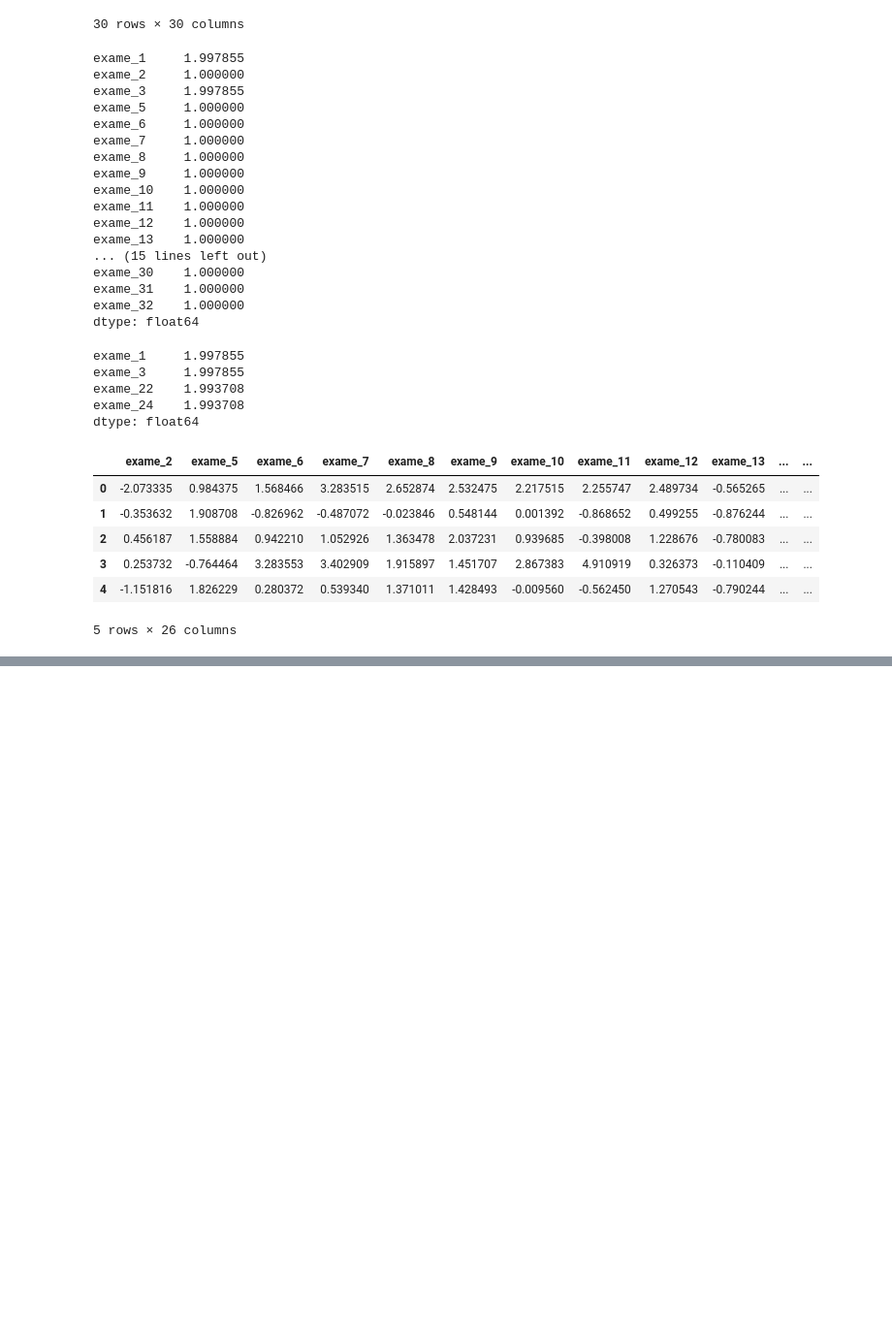
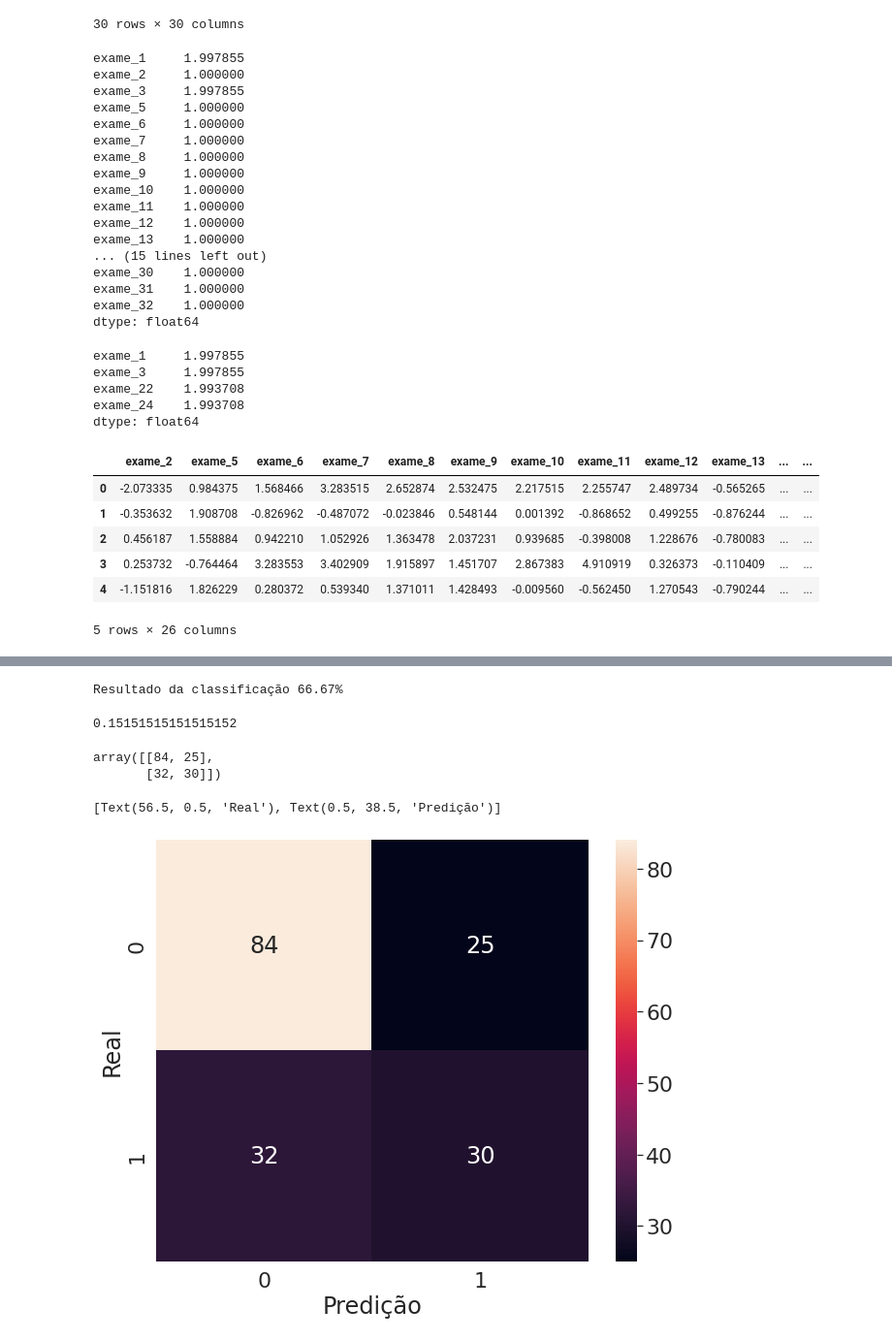
Before and after one commit to Juniorexz/Codigo, a Jupyter notebook: MachineLearning_e_muitas_dimensões.ipynb, the cells around one changed output, grey strips where cells are left out. Shown at 97% size. Drawn from its saved outputs; the diff is of its cells as text; code cells hidden in the pictures; blank space fills up the shorter version.

```diff
--- a/MachineLearning_e_muitas_dimensões.ipynb
+++ b/MachineLearning_e_muitas_dimensões.ipynb
@@ -413,0 +453,12 @@ classificar(valores_exames_v5)
+# %%
+valores_exames_v6 = valores_exames_v1.drop(columns=(["exame_4", "exame_29", "exame_3", "exame_24"]))
+# %%
+SEED = 1234
+random.seed(SEED)
+
+treino_x, teste_x,  treino_y, teste_y = train_test_split(valores_exames_v6, diagnostico,test_size = 0.3)
+
+
+selecionar_kmelhores.fit(treino_x,treino_y)
+treino_kbest = selecionar_kmelhores.transform(treino_x)
+teste_kbest = selecionar_kmelhores.transform(teste_x)
@@ -413,0 +473,11 @@ classificar(valores_exames_v5)
+# %%
+classificador = RandomForestClassifier(n_estimators = 100, random_state=1234)
+classificador.fit(treino_kbest, treino_y)
+
+print("Resultado da classificação %.2f%%" % (classificador.score(teste_kbest, teste_y)* 100))
+# %% [output]
+Resultado da classificação 66.67%
+# %%
+5/33
+# %% [output]
+0.15151515151515152
@@ -413,0 +487,16 @@ classificar(valores_exames_v5)
+# %%
+from sklearn.metrics import confusion_matrix
+
+matriz_confusao = confusion_matrix(teste_y, classificador.predict(teste_kbest))
+# %%
+matriz_confusao
+# %% [output]
+array([[84, 25],
+       [32, 30]])
+# %%
+plt.figure(figsize = (10, 8))
+sns.set(font_scale = 2)
+sns.heatmap(matriz_confusao, annot = True, fmt = "d").set(xlabel = "Predição", ylabel= "Real")
+# %% [output]
+[Text(56.5, 0.5, 'Real'), Text(0.5, 38.5, 'Predição')]
+[figure, added]
```
Also changed, not shown: parts of 19 cells of this notebook.
